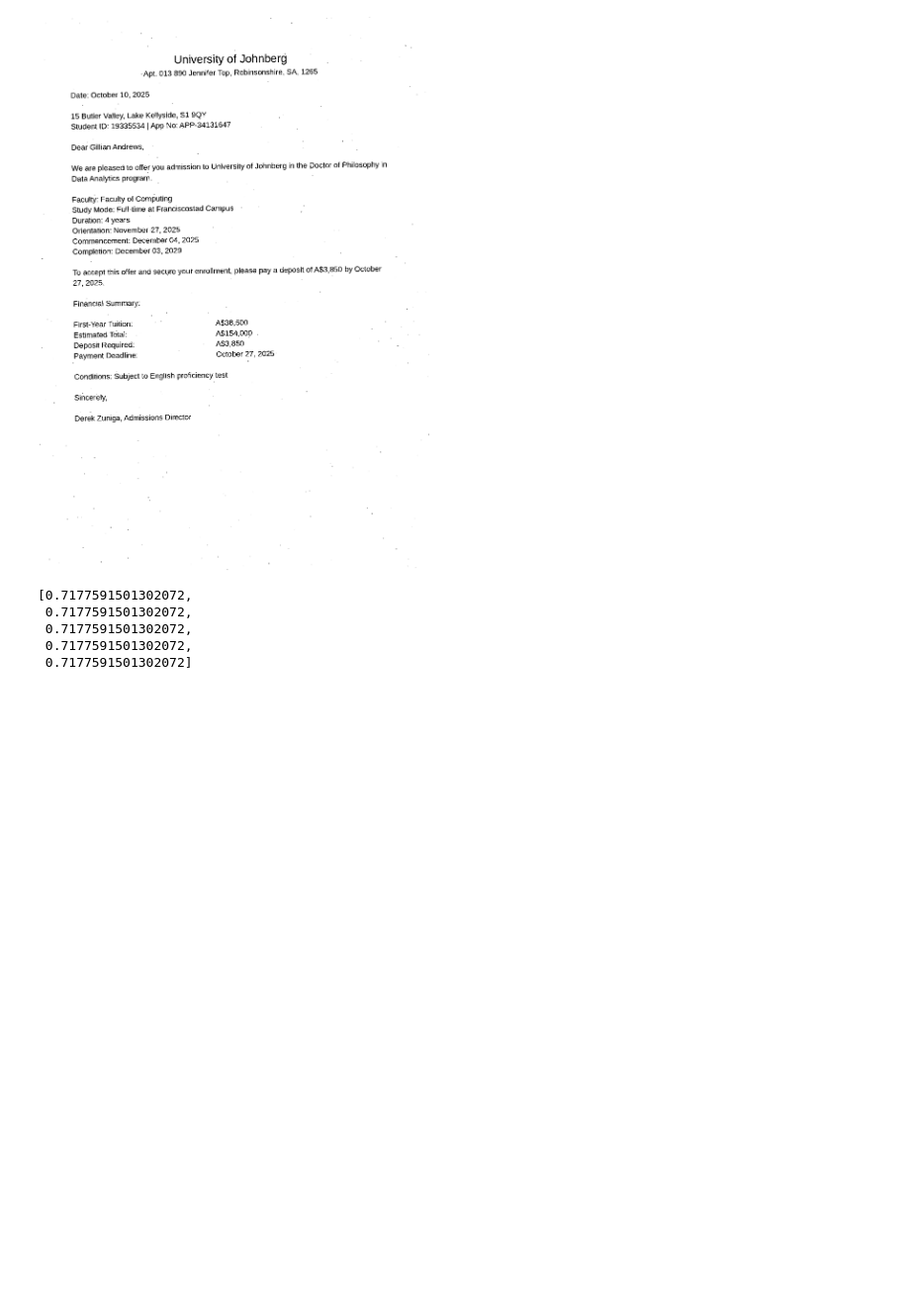
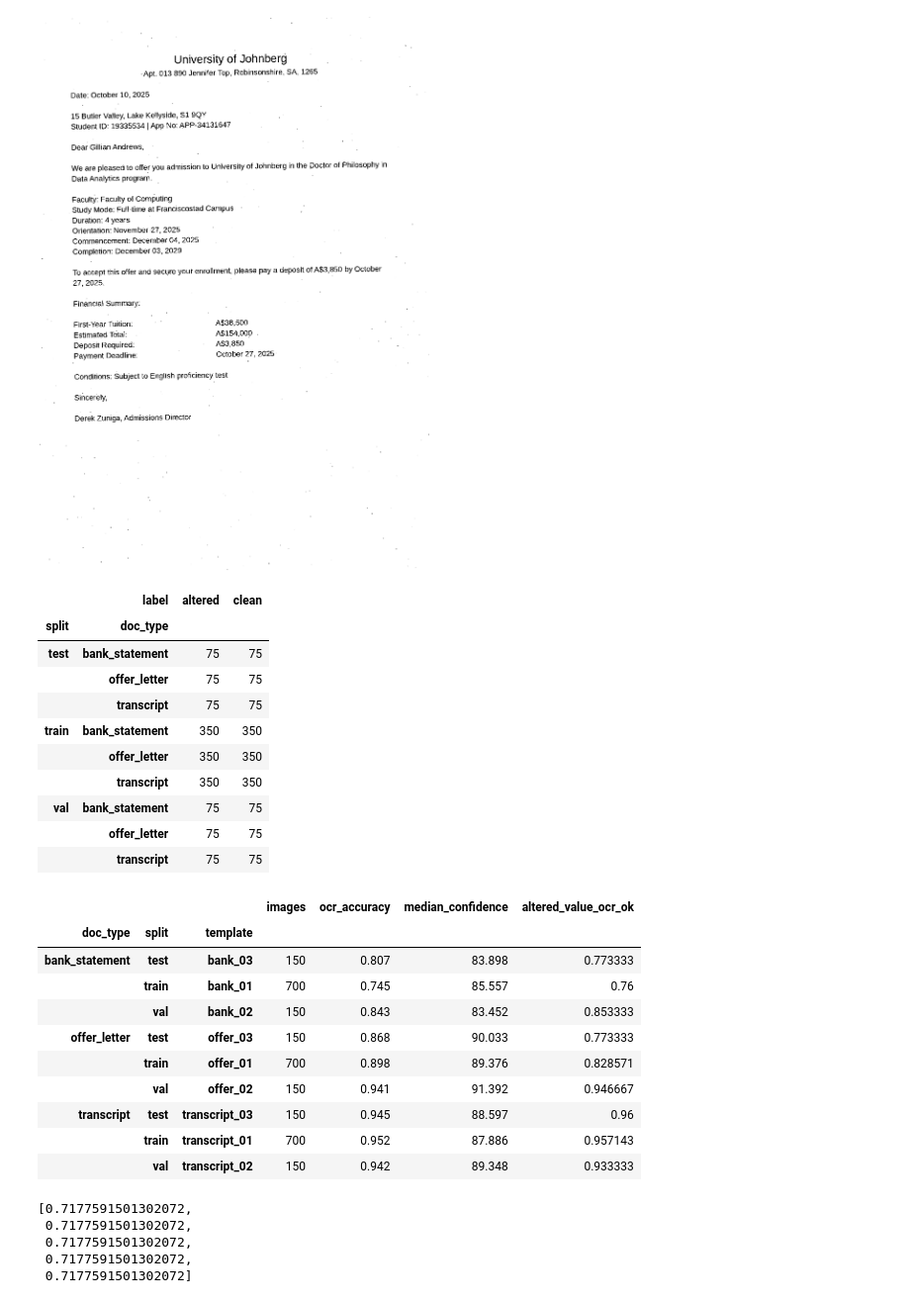
Before and after one commit to upretisaurav/doc-verify, a Jupyter notebook: notebooks/offer_letter_date_setup.ipynb, the cells around one changed output. Shown at 99% size. Drawn from its saved outputs; the diff is of its cells as text; code cells hidden in the pictures; blank space fills up the shorter version.

```diff
--- a/notebooks/offer_letter_date_setup.ipynb
+++ b/notebooks/offer_letter_date_setup.ipynb
@@ -226,6 +246,40 @@ example = Image.open(samples_dir / "degrade_0.50.png")
 display(example.resize((example.width // 2, example.height // 2)))
 # %% [output]
 [figure]
+# %%
+manifest = pd.read_csv(DATA_DIR / "sad_syn" / "manifest.csv")
+manifest['accuracy'] = manifest['copies_read'] / manifest['copies_total']
+
+display(manifest.groupby(['split', 'doc_type', 'label']).size().unstack())
+manifest.groupby(['doc_type', 'split', 'template']).agg(
+    images=('label', 'size'),
+    ocr_accuracy=('accuracy', 'mean'),
+    median_confidence=('mean_confidence', 'median'),
+    altered_value_ocr_ok=('altered_value_ocr_ok', 'mean'),
+).round(3)
+# %% [output]
+|  | label | altered | clean |
+| split | doc_type |  |  |
+| test | bank_statement | 75 | 75 |
+|  | offer_letter | 75 | 75 |
+|  | transcript | 75 | 75 |
+| train | bank_statement | 350 | 350 |
+|  | offer_letter | 350 | 350 |
+|  | transcript | 350 | 350 |
+| val | bank_statement | 75 | 75 |
+|  | offer_letter | 75 | 75 |
+|  | transcript | 75 | 75 |
+|  |  |  | images | ocr_accuracy | median_confidence | altered_value_ocr_ok |
+| doc_type | split | template |  |  |  |  |
+| bank_statement | test | bank_03 | 150 | 0.807 | 83.898 | 0.773333 |
+|  | train | bank_01 | 700 | 0.745 | 85.557 | 0.76 |
+|  | val | bank_02 | 150 | 0.843 | 83.452 | 0.853333 |
+| offer_letter | test | offer_03 | 150 | 0.868 | 90.033 | 0.773333 |
+|  | train | offer_01 | 700 | 0.898 | 89.376 | 0.828571 |
+|  | val | offer_02 | 150 | 0.941 | 91.392 | 0.946667 |
+| transcript | test | transcript_03 | 150 | 0.945 | 88.597 | 0.96 |
+|  | train | transcript_01 | 700 | 0.952 | 87.886 | 0.957143 |
+|  | val | transcript_02 | 150 | 0.942 | 89.348 | 0.933333 |
 # %%
 from sad_syn.degrade import draw_strength
 
```
Also changed, not shown: parts of 7 cells of this notebook, 15 other files.
